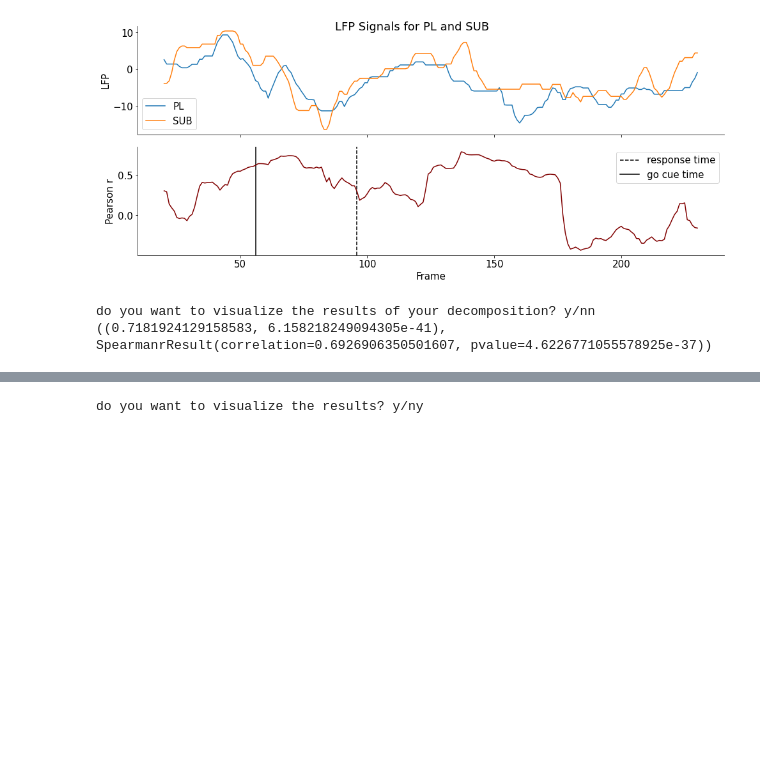
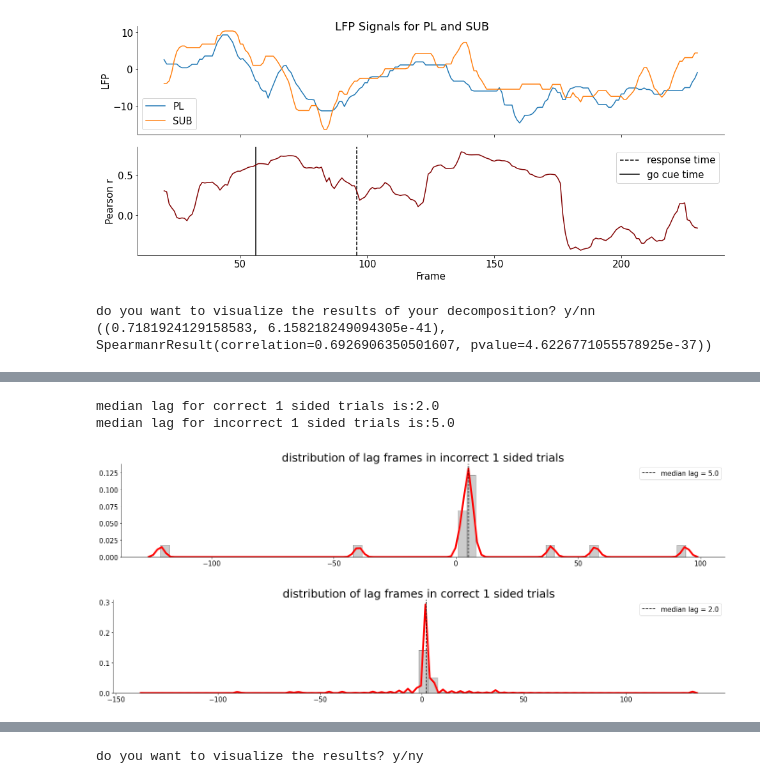
Before and after one commit to Neurocoders/AttentionProject, a Jupyter notebook: load_steinmetz_data_V2.ipynb, the cells around one changed output, grey strips where cells are left out. Saved outputs shown, nothing was run; the diff lists cells and outputs as text; code cells hidden in the pictures; blank space fills up the shorter version.

Commit message:
changed default of functions to have default brain area (the first function) and stop default plotting. am in the middle of getting time lag distributions

```diff
--- a/load_steinmetz_data_V2.ipynb
+++ b/load_steinmetz_data_V2.ipynb
@@ -203,7 +203,8 @@ total_trial = dat_LFP['lfp'].shape[1] # number of trials
 # lfp has form brain area* trial * time
 # %%
 def visualize_areas(data_LFP = dat_LFP,trial_num = 1,typ = "hamming", win_len = 4,
-                 data_all = dat, fig_size = (18,10), st = 0.5, plot_raw = True, plot_smoth = True):
+                 data_all = dat, fig_size = (18,10), st = 0.5, plot_raw = False,
+                  plot_smoth = False, area1 = "VISam", area2 = "LGd"):
     """
     Returns two indices corresponding to the user defined brain regions to study LFP
 
@@ -224,9 +225,9 @@ def visualize_areas(data_LFP = dat_LFP,trial_num = 1,typ = "hamming", win_len =
     area2: name of the second brain region that we want to study
 
     """
-    print(data_LFP["brain_area_lfp"])
-    area1 = input("please insert the first lfp region to plot:")
-    area2 = input("please insert the second lfp region to plot:")
+    # print(data_LFP["brain_area_lfp"])
+    # area1 = input("please insert the first lfp region to plot:")
+    # area2 = input("please insert the second lfp region to plot:")
 
     ind1 = data_LFP["brain_area_lfp"].index(area1)
     ind2 = data_LFP["brain_area_lfp"].index(area2)
@@ -469,3 +464,6 @@ print(freq_correlation())
 # %% [output]
 do you want to visualize the results of your decomposition? y/nn
 ((0.7181924129158583, 6.158218249094305e-41), SpearmanrResult(correlation=0.6926906350501607, pvalue=4.6226771055578925e-37))
+# %%
+no_stim, one_side_stim, two_side_stim = split_stim_indices(dat)
+correct, incorrect = split_accuracy_indices(dat)
@@ -471,0 +574,30 @@ do you want to visualize the results of your decomposition? y/nn
+# %%
+# plt.hist(lag_mat_incorrect_1_side, bins = 60, edgecolor = "black")
+# plt.figure()
+# plt.hist(lag_mat_correct_1_side, bins = 60, edgecolor = "black")
+mn_cor_lag = np.median(lag_mat_correct_1_side)
+mn_incor_lag = np.median(lag_mat_incorrect_1_side)
+sns.distplot(lag_mat_incorrect_1_side, hist=True, kde=True,  # plot histogram with kernel density
+             bins=60, color = 'gray',
+             hist_kws={'edgecolor':'black'},
+             kde_kws={'linewidth': 4, 'color': 'r'});
+plt.axvline(mn_incor_lag, ls = '--', color = "black", label = f"median lag = {mn_incor_lag}" )
+plt.title("distribution of lag frames in incorrect 1 sided trials", fontsize = 25)
+plt.legend()
+plt.figure()
+sns.distplot(lag_mat_correct_1_side, hist=True, kde=True,  # plot histogram with kernel density
+             bins=60, color = 'gray',
+             hist_kws={'edgecolor':'black'},
+             kde_kws={'linewidth': 4, 'color': 'r'});
+plt.axvline(np.median(lag_mat_correct_1_side), ls = '--', color = "black", label = f"median lag = {mn_cor_lag}" )
+plt.title("distribution of lag frames in correct 1 sided trials", fontsize = 25)
+
+
+plt.legend()
+print(f"median lag for correct 1 sided trials is:{mn_cor_lag}")
+print(f"median lag for incorrect 1 sided trials is:{mn_incor_lag}")
+# %% [output]
+median lag for correct 1 sided trials is:2.0
+median lag for incorrect 1 sided trials is:5.0
+[figure, added]
+[figure, added]
```
Also changed, not shown: parts of 7 cells of this notebook.
